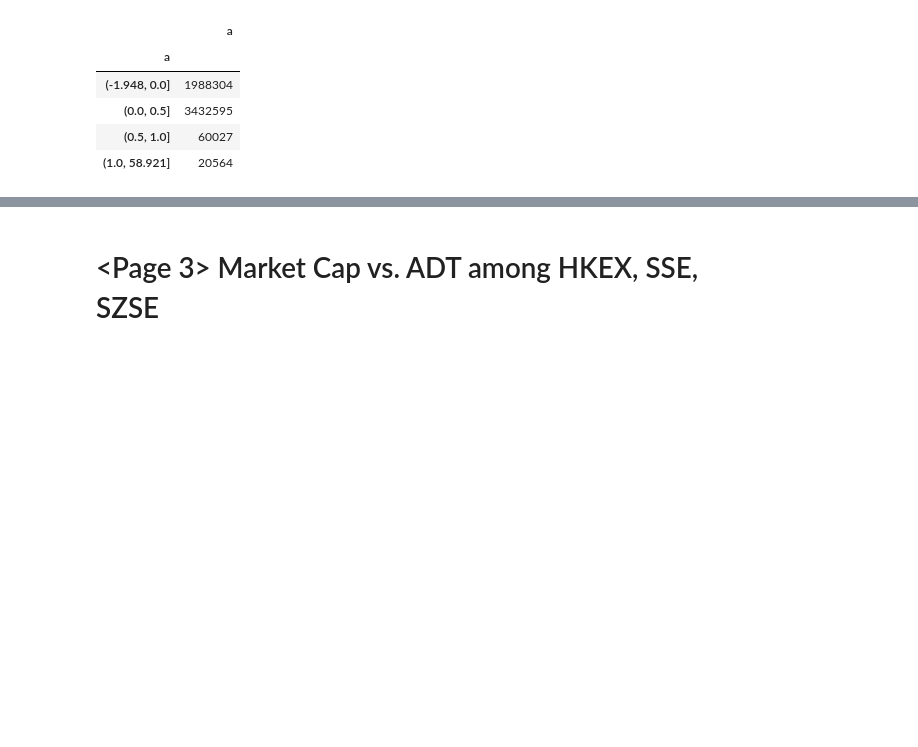
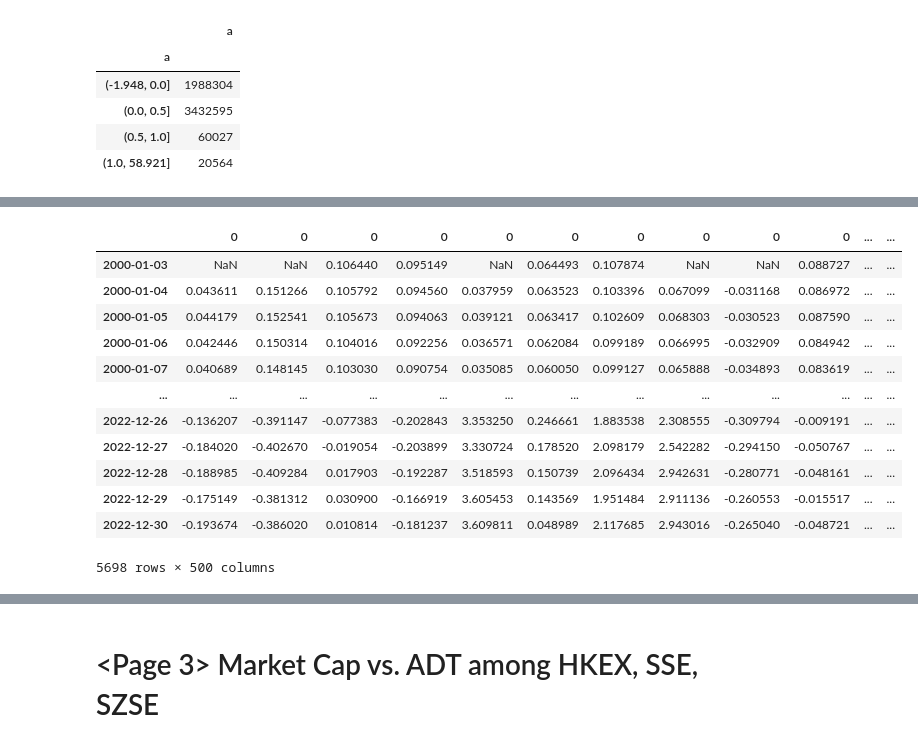
Before and after one commit to ckyma/exchatbook, a Jupyter notebook: getYahooData.ipynb, the cells around one changed output, grey strips where cells are left out. Drawn from its saved outputs; the diff is of its cells as text; code cells hidden in the pictures; blank space fills up the shorter version.

```diff
--- a/getYahooData.ipynb
+++ b/getYahooData.ipynb
@@ -1333,0 +1352,17 @@ for ticker, data in szci_close_data_filtered.items():
+# %%
+szci_irr_filtered = szci_irr[szci_irr.index <= pd.to_datetime("2023-01-01")]
+szci_irr_filtered
+# %% [output]
+|  | 0 | 0 | 0 | 0 | 0 | 0 | 0 | 0 | 0 | 0 | ... | ... |
+| 2000-01-03 | NaN | NaN | 0.106440 | 0.095149 | NaN | 0.064493 | 0.107874 | NaN | NaN | 0.088727 | ... | ... |
+| 2000-01-04 | 0.043611 | 0.151266 | 0.105792 | 0.094560 | 0.037959 | 0.063523 | 0.103396 | 0.067099 | -0.031168 | 0.086972 | ... | ... |
+| 2000-01-05 | 0.044179 | 0.152541 | 0.105673 | 0.094063 | 0.039121 | 0.063417 | 0.102609 | 0.068303 | -0.030523 | 0.087590 | ... | ... |
+| 2000-01-06 | 0.042446 | 0.150314 | 0.104016 | 0.092256 | 0.036571 | 0.062084 | 0.099189 | 0.066995 | -0.032909 | 0.084942 | ... | ... |
+| 2000-01-07 | 0.040689 | 0.148145 | 0.103030 | 0.090754 | 0.035085 | 0.060050 | 0.099127 | 0.065888 | -0.034893 | 0.083619 | ... | ... |
+| ... | ... | ... | ... | ... | ... | ... | ... | ... | ... | ... | ... | ... |
+| 2022-12-26 | -0.136207 | -0.391147 | -0.077383 | -0.202843 | 3.353250 | 0.246661 | 1.883538 | 2.308555 | -0.309794 | -0.009191 | ... | ... |
+| 2022-12-27 | -0.184020 | -0.402670 | -0.019054 | -0.203899 | 3.330724 | 0.178520 | 2.098179 | 2.542282 | -0.294150 | -0.050767 | ... | ... |
+| 2022-12-28 | -0.188985 | -0.409284 | 0.017903 | -0.192287 | 3.518593 | 0.150739 | 2.096434 | 2.942631 | -0.280771 | -0.048161 | ... | ... |
+| 2022-12-29 | -0.175149 | -0.381312 | 0.030900 | -0.166919 | 3.605453 | 0.143569 | 1.951484 | 2.911136 | -0.260553 | -0.015517 | ... | ... |
+| 2022-12-30 | -0.193674 | -0.386020 | 0.010814 | -0.181237 | 3.609811 | 0.048989 | 2.117685 | 2.943016 | -0.265040 | -0.048721 | ... | ... |
+5698 rows × 500 columns
```
Also changed, not shown: parts of 3 cells of this notebook, 3 other files.
